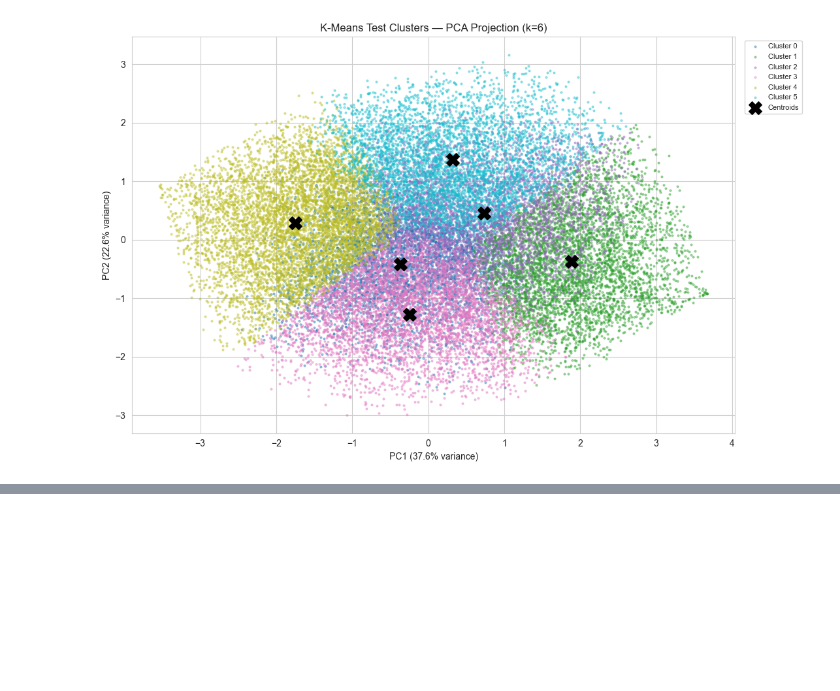
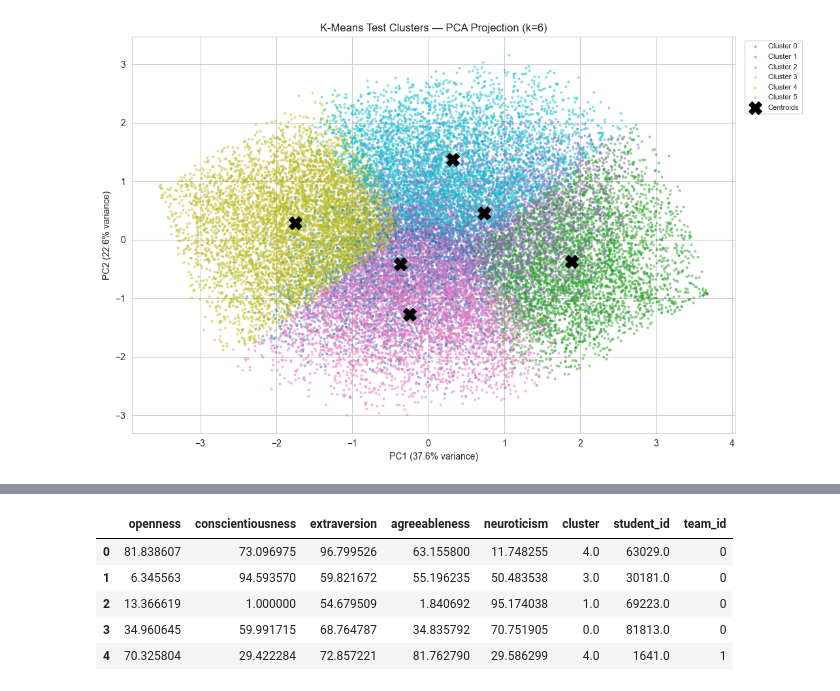
Before and after one commit to joyliu110/ECS-111-Final-Project, a Jupyter notebook: Training.ipynb, the cells around one changed output, grey strips where cells are left out. Cells and saved outputs as stored; diff of their text form; code cells hidden in the pictures; blank space fills up the shorter version.

```diff
--- a/Training.ipynb
+++ b/Training.ipynb
@@ -327,0 +373,53 @@ plt.show()
+# %%
+# Team Assignment Algorithm
+
+TEAM_SIZE = 4
+RANDOM_STATE = 42
+
+# Shuffle the students so team assignments are not based on original row order
+students = train_clusters.sample(frac=1, random_state=RANDOM_STATE).reset_index(drop=True)
+
+# Separate students by cluster
+cluster_groups = {
+    c: students[students["cluster"] == c].reset_index(drop=True)
+    for c in range(K)
+}
+
+teams = []
+team_id = 0
+
+# Keep creating teams while we still have enough students
+while sum(len(group) for group in cluster_groups.values()) >= TEAM_SIZE:
+    team_members = []
+
+    # Pick from the largest remaining clusters first
+    cluster_order = sorted(
+        cluster_groups.keys(),
+        key=lambda c: len(cluster_groups[c]),
+        reverse=True
+    )
+
+    for c in cluster_order:
+        if len(team_members) < TEAM_SIZE and len(cluster_groups[c]) > 0:
+            student = cluster_groups[c].iloc[0]
+            team_members.append(student)
+
+            # Remove selected student
+            cluster_groups[c] = cluster_groups[c].iloc[1:].reset_index(drop=True)
+
+    team = pd.DataFrame(team_members)
+    team["team_id"] = team_id
+    teams.append(team)
+
+    team_id += 1
+
+cluster_teams = pd.concat(teams, ignore_index=True)
+
+cluster_teams.head()
+# %% [output]
+|  | openness | conscientiousness | extraversion | agreeableness | neuroticism | cluster | student_id | team_id |
+| 0 | 81.838607 | 73.096975 | 96.799526 | 63.155800 | 11.748255 | 4.0 | 63029.0 | 0 |
+| 1 | 6.345563 | 94.593570 | 59.821672 | 55.196235 | 50.483538 | 3.0 | 30181.0 | 0 |
+| 2 | 13.366619 | 1.000000 | 54.679509 | 1.840692 | 95.174038 | 1.0 | 69223.0 | 0 |
+| 3 | 34.960645 | 59.991715 | 68.764787 | 34.835792 | 70.751905 | 0.0 | 81813.0 | 0 |
+| 4 | 70.325804 | 29.422284 | 72.857221 | 81.762790 | 29.586299 | 4.0 | 1641.0 | 1 |
```
Also changed, not shown: parts of 8 cells of this notebook.
